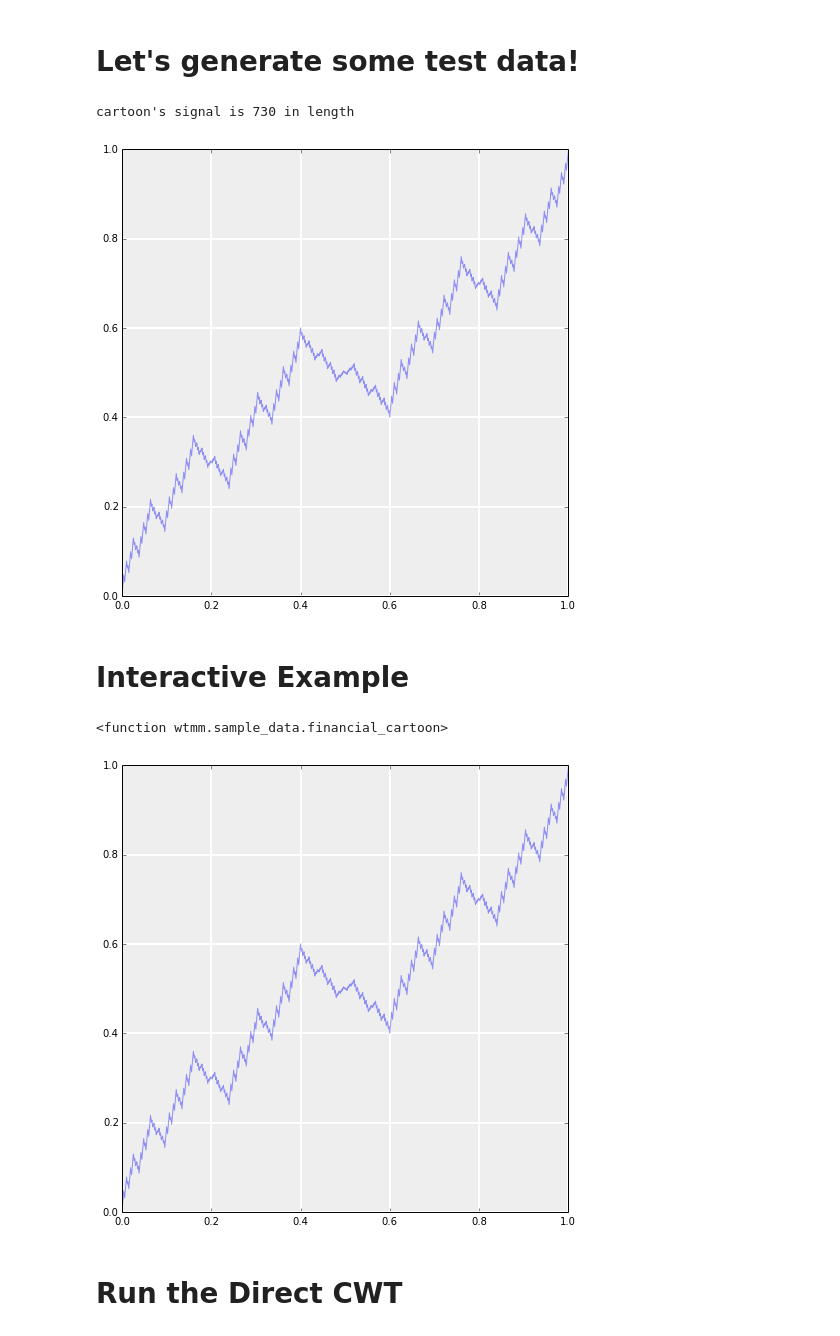
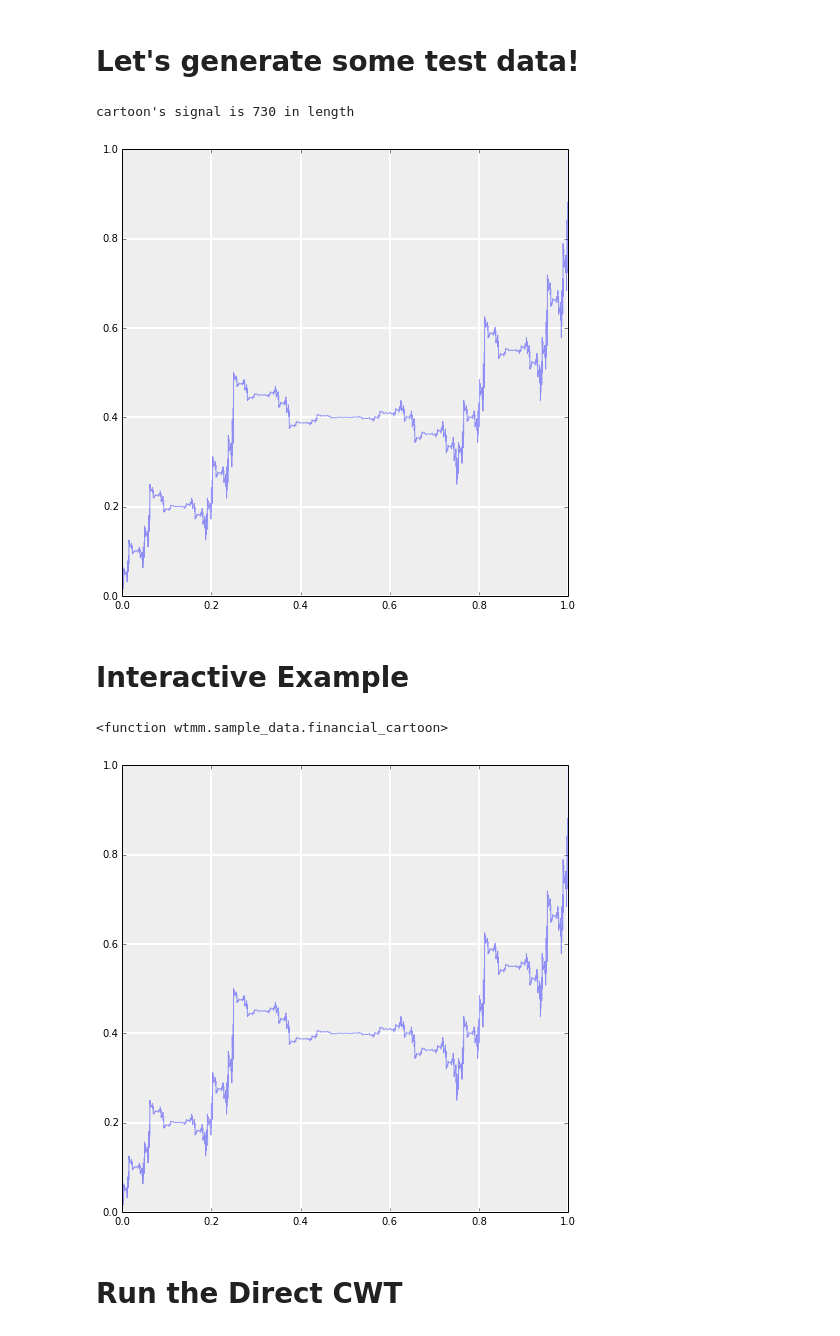
Before and after one commit to buckie/wtmm-python, a Jupyter notebook: notebooks/version 0.2 demo.ipynb, the cells around one changed output. Drawn from its saved outputs; the diff is of its cells as text; code cells hidden in the pictures.

```diff
--- a/notebooks/version 0.2 demo.ipynb
+++ b/notebooks/version 0.2 demo.ipynb
@@ -12,23 +14,23 @@ import numpy as np
 # %% [markdown]
 # Let's generate some test data!
 # %%
-cartoon_t, cartoon_s = financial_cartoon(Iterations=5, Multifractal=False, plot=True)
+cartoon_t, cartoon_s = financial_cartoon(Iterations=5, Multifractal=True, plot=True)
 print "cartoon's signal is {} in length".format(len(cartoon_s))
 # %% [output]
 cartoon's signal is 730 in length
-[figure, old version]
+[figure, new version]
 # %% [markdown]
 # Interactive Example
 # %%
 interact(financial_cartoon,
-         Multifractal=CheckboxWidget(value=False),
+         Multifractal=CheckboxWidget(value=True),
          Iterations=(0, 5, 1),
          plot=True,
          noise_type=DropdownWidget(values={'None': None, 'normal': 'Normal', 'Uniform': 'uniform'}, value=None),
          noise_level=0.5)
 # %% [output]
 <function wtmm.sample_data.financial_cartoon>
-[figure, old version]
+[figure, new version]
 # %% [markdown]
 # Run the Direct CWT
 # %%
```
Also changed, not shown: parts of 8 cells of this notebook, 3 other files.
